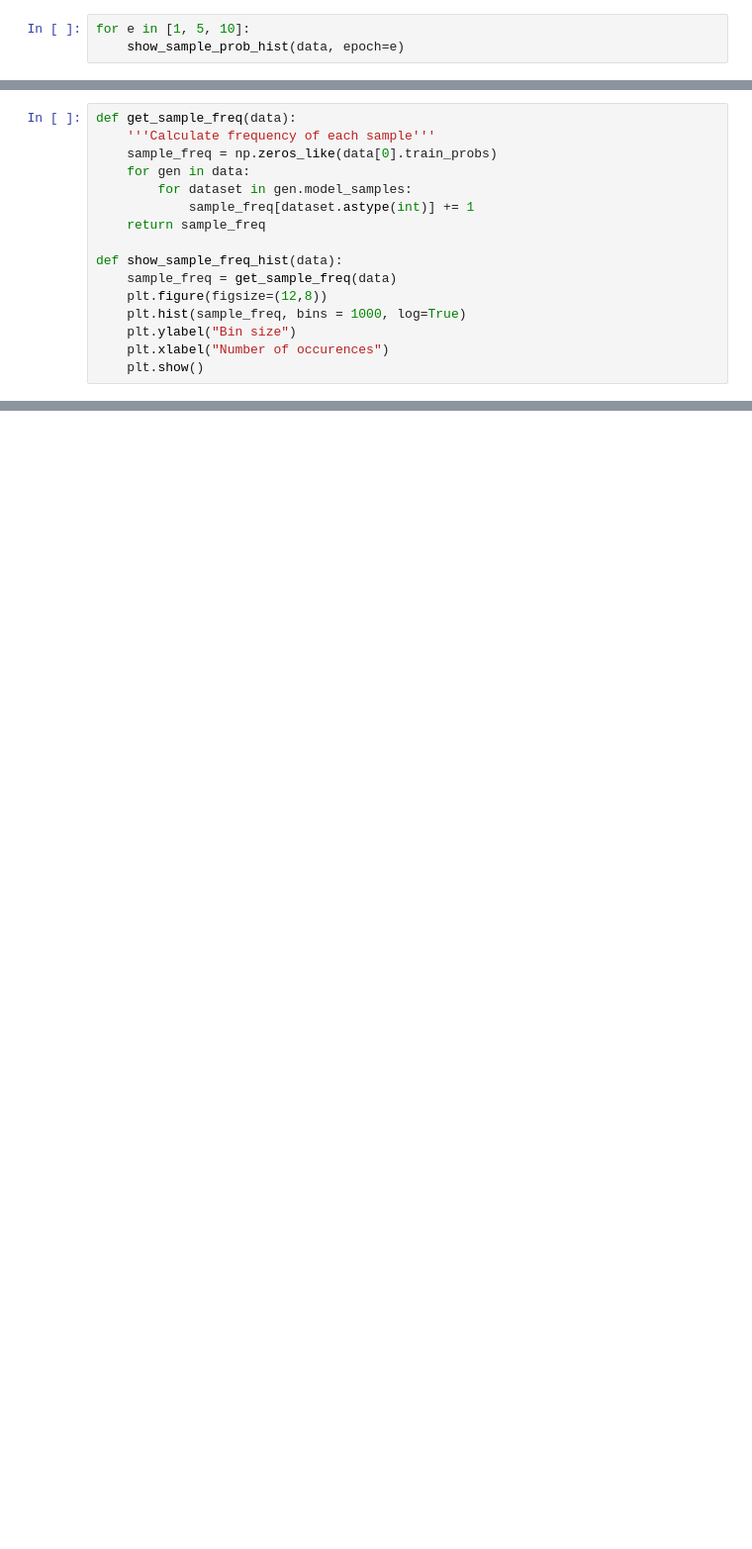
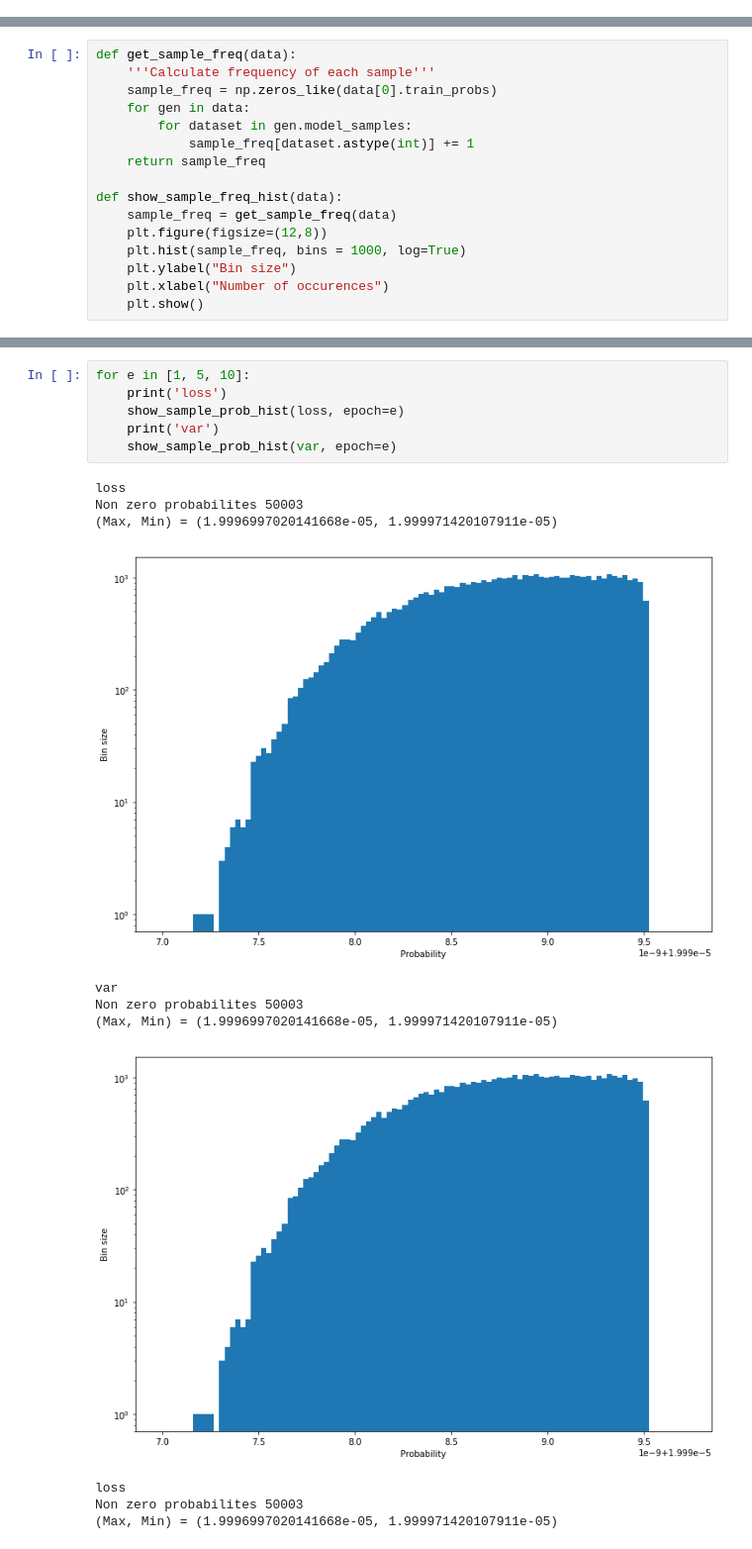
Before and after one commit to tmiskow/clash-royale-challenge, a Jupyter notebook: Visualizations.ipynb, the cells around one changed output, grey strips where cells are left out. Shown: that part at 99% size. Saved outputs shown, nothing was run; the diff lists cells and outputs as text; blank space fills up the shorter version.

```diff
--- a/Visualizations.ipynb
+++ b/Visualizations.ipynb
@@ -83,3 +80,0 @@ analyse_non_zero_probs(data)
-# %%
-for e in [1, 5, 10]:
-    show_sample_prob_hist(data, epoch=e)
@@ -121,0 +151,18 @@ def show_sample_freq_hist(data):
+# %%
+for e in [1, 5, 10]:
+    print('loss')
+    show_sample_prob_hist(loss, epoch=e)
+    print('var')
+    show_sample_prob_hist(var, epoch=e)
+# %% [output]
+loss
+Non zero probabilites 50003
+(Max, Min) = (1.9996997020141668e-05, 1.999971420107911e-05)
+[figure, added]
+var
+Non zero probabilites 50003
+(Max, Min) = (1.9996997020141668e-05, 1.999971420107911e-05)
+[figure, added]
+loss
+Non zero probabilites 50003
+(Max, Min) = (1.9996997020141668e-05, 1.999971420107911e-05)
```
Also changed, not shown: parts of 25 cells of this notebook, 1 other file.
